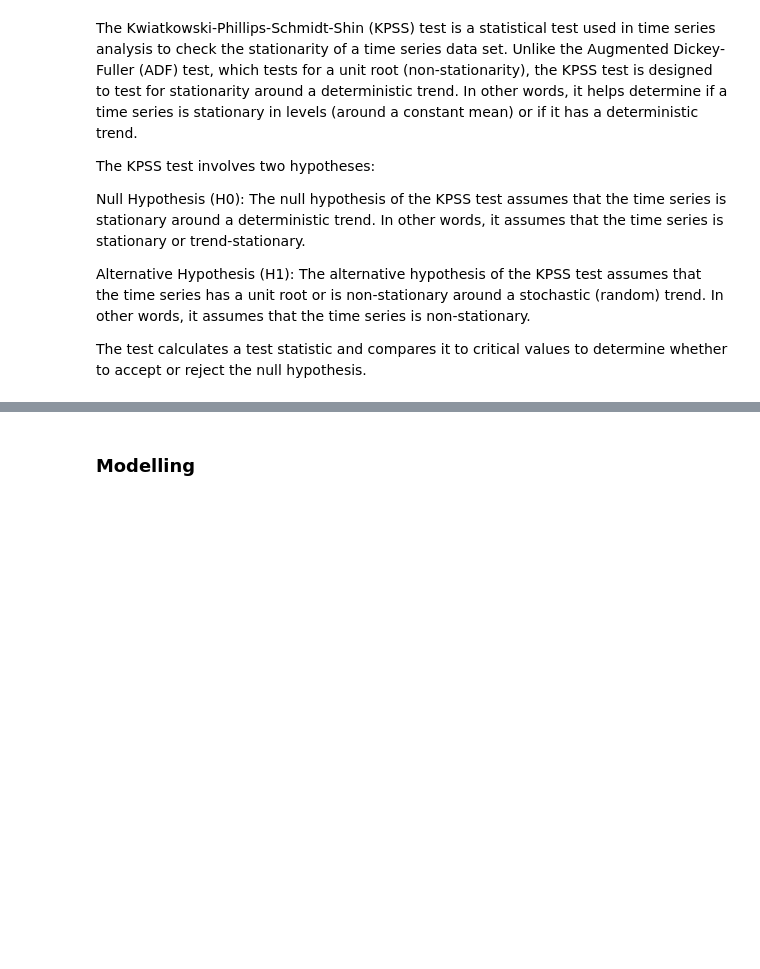
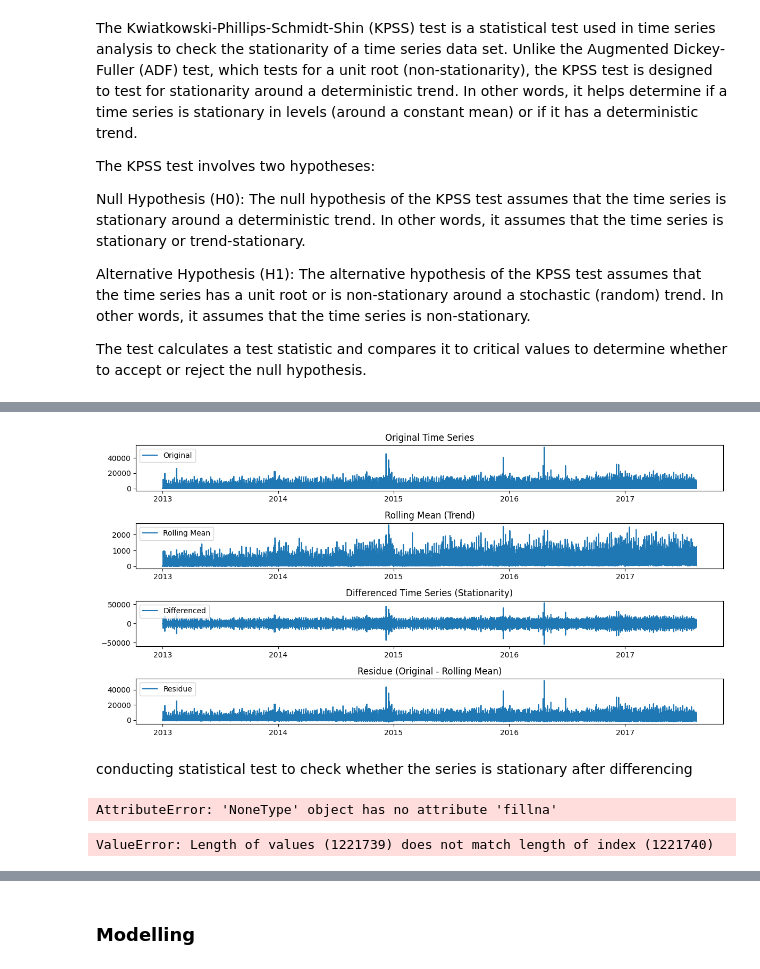
Before and after one commit to phinmaiyo/Regression-Model, a Jupyter notebook: forecasting.ipynb, the cells around one changed output, grey strips where cells are left out. Cells and saved outputs as stored; diff of their text form; code cells hidden in the pictures; blank space fills up the shorter version.

```diff
--- a/forecasting.ipynb
+++ b/forecasting.ipynb
@@ -1810,0 +1812,58 @@ On the other hand, the KPSS test produced a test statistic of 0.034 and a p-valu
+# %%
+df= sampled_train.copy()
+df2=sampled_train.copy()
+# %%
+
+
+# Plot the original time series
+plt.figure(figsize=(12, 6))
+plt.subplot(411)
+plt.plot(df2['sales'], label='Original')
+plt.legend(loc='upper left')
+plt.title('Original Time Series')
+
+# Calculate and plot rolling mean (trend)
+plt.subplot(412)
+rolling_mean = df2['sales'].rolling(window=30).mean()  # Adjust the window size as needed
+plt.plot(rolling_mean, label='Rolling Mean')
+plt.legend(loc='upper left')
+plt.title('Rolling Mean (Trend)')
+
+# Calculate and plot differenced time series (stationarity)
+plt.subplot(413)
+differenced_series = df2['sales'].diff(periods=1)  # Adjust the differencing order as needed
+plt.plot(differenced_series, label='Differenced')
+plt.legend(loc='upper left')
+plt.title('Differenced Time Series (Stationarity)')
+
+# Calculate and plot residue (original minus rolling mean)
+plt.subplot(414)
+residue = df2['sales'] - rolling_mean
+plt.plot(residue, label='Residue')
+plt.legend(loc='upper left')
+plt.title('Residue (Original - Rolling Mean)')
+
+plt.tight_layout()
+plt.show()
+# %% [output]
+[figure, added]
+# %% [markdown]
+conducting statistical test to check whether the series is stationary after differencing
+# %%
+# drop nun values
+differenced_series = differenced_series.fillna(0, inplace=True)
+# check for stationarity
+result = kpss(differenced_series, regression='c')  # 'c' for a constant trend
+p_value = result[1]
+
+if p_value > 0.05:
+    print("The differenced data is stationary (p-value =", p_value, ")")
+else:
+    print("The differenced data is not stationary (p-value =", p_value, ")")
+# %% [output]
+AttributeError: 'NoneType' object has no attribute 'fillna'
+# %%
+# Apply the deseasonalized sales to the sales data
+sampled_train['sales'] = differenced_series.values
+# %% [output]
+ValueError: Length of values (1221739) does not match length of index (1221740)
```
Also changed, not shown: parts of 16 cells of this notebook.
